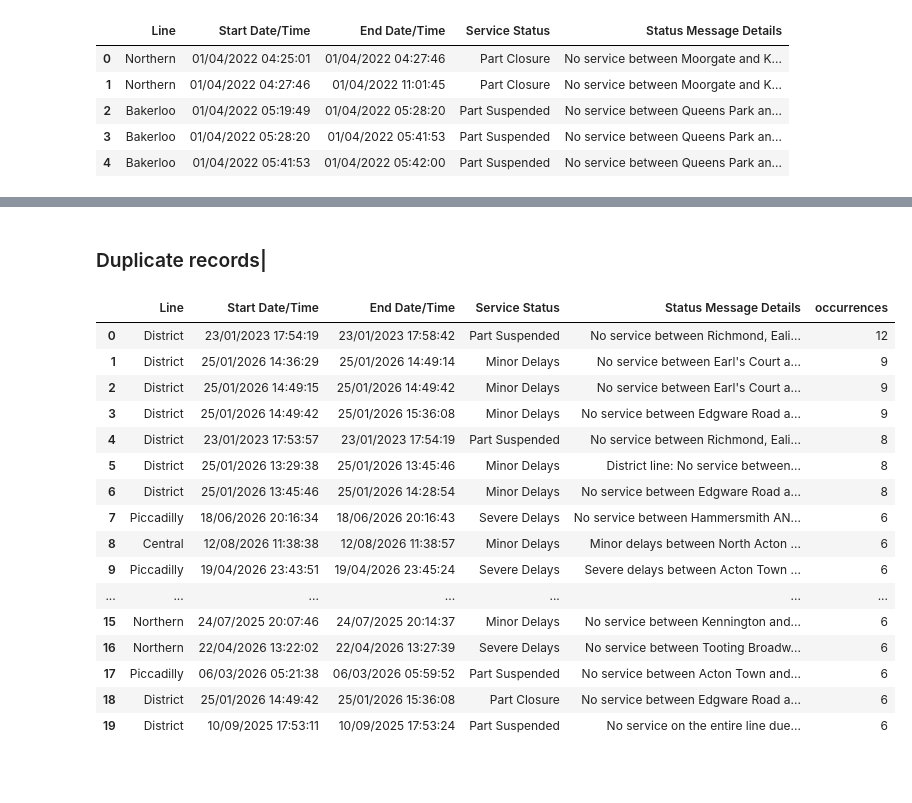
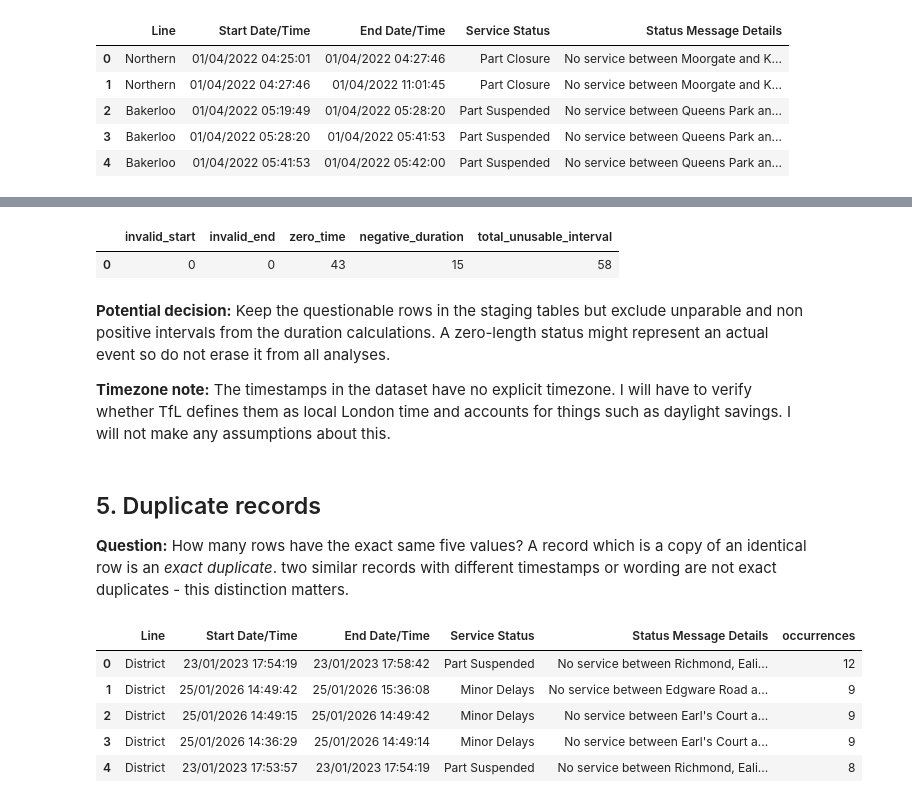
Before and after one commit to RithinBhudia/RouteRadar, a Jupyter notebook: notebooks/01_profiling_historical.ipynb, the cells around one changed output, grey strips where cells are left out. Cells and saved outputs as stored; diff of their text form; code cells hidden in the pictures; blank space fills up the shorter version.

```diff
--- a/notebooks/01_profiling_historical.ipynb
+++ b/notebooks/01_profiling_historical.ipynb
@@ -62,39 +262,76 @@ display(quality)
+# %%
+timestamp_inconsistancies = conn.execute("""
+WITH parsed AS(
+SELECT
+TRY_STRPTIME("Start Date/Time", '%d/%m/%Y %H:%M:%S') AS start_time,
+TRY_STRPTIME("End Date/Time", '%d/%m/%Y %H:%M:%S') AS end_time
+FROM raw_service_status
+)
+
+SELECT
+COUNT(*) FILTER (
+WHERE start_time IS NULL
+) AS invalid_start,
+
+COUNT(*) FILTER (
+WHERE end_time IS NULL
+) AS invalid_end,
+
+COUNT(*) FILTER (
+WHERE start_time IS NOT NULL
+AND end_time IS NOT NULL
+AND end_time = start_time
+) AS zero_time,
+
+COUNT(*) FILTER (
+WHERE start_time IS NOT NULL
+AND end_time IS NOT NULL
+AND end_time < start_time
+) AS negative_duration,
+
+COUNT(*) FILTER (
+WHERE start_time IS NULL
+OR end_time IS NULL
+OR end_time <= start_time
+) AS total_unusable_interval
+
+FROM parsed
+""").df()
+
+display(timestamp_inconsistancies)
+# %% [output]
+|  | invalid_start | invalid_end | zero_time | negative_duration | total_unusable_interval |
+| 0 | 0 | 0 | 43 | 15 | 58 |
+# %% [markdown]
+**Potential decision:** Keep the questionable rows in the staging tables but exclude unparable and non positive intervals from the duration calculations. A zero-length status might represent an actual event so do not erase it from all analyses.
+
+**Timezone note:** The timestamps in the dataset have no explicit timezone. I will have to verify whether TfL defines them as local London time and accounts for things such as daylight savings. I will not make any assumptions about this.
 # %% [markdown]
-### Duplicate records|
+## 5. Duplicate records
+**Question:** How many rows have the exact same five values? A record which is a copy of an identical row is an *exact duplicate*. two similar records with different timestamps or wording are not exact duplicates - this distinction matters.
 # %%
 duplicates = conn.execute("""
 SELECT "Line",
 "Start Date/Time",
 "End Date/Time",
 "Service Status",
 "Status Message Details",
 COUNT(*) AS occurrences
 
 FROM raw_service_status
 
 GROUP BY ALL
 HAVING COUNT(*)>1
 
 ORDER BY occurrences DESC
-LIMIT 20
+LIMIT 5
 """).df()
 
 display(duplicates)
 # %% [output]
 |  | Line | Start Date/Time | End Date/Time | Service Status | Status Message Details | occurrences |
 | 0 | District | 23/01/2023 17:54:19 | 23/01/2023 17:58:42 | Part Suspended | No service between Richmond, Eali... | 12 |
-| 1 | District | 25/01/2026 14:36:29 | 25/01/2026 14:49:14 | Minor Delays | No service between Earl's Court a... | 9 |
+| 1 | District | 25/01/2026 14:49:42 | 25/01/2026 15:36:08 | Minor Delays | No service between Edgware Road a... | 9 |
 | 2 | District | 25/01/2026 14:49:15 | 25/01/2026 14:49:42 | Minor Delays | No service between Earl's Court a... | 9 |
-| 3 | District | 25/01/2026 14:49:42 | 25/01/2026 15:36:08 | Minor Delays | No service between Edgware Road a... | 9 |
+| 3 | District | 25/01/2026 14:36:29 | 25/01/2026 14:49:14 | Minor Delays | No service between Earl's Court a... | 9 |
 | 4 | District | 23/01/2023 17:53:57 | 23/01/2023 17:54:19 | Part Suspended | No service between Richmond, Eali... | 8 |
-| 5 | District | 25/01/2026 13:29:38 | 25/01/2026 13:45:46 | Minor Delays | District line: No service between... | 8 |
-| 6 | District | 25/01/2026 13:45:46 | 25/01/2026 14:28:54 | Minor Delays | No service between Edgware Road a... | 8 |
-| 7 | Piccadilly | 18/06/2026 20:16:34 | 18/06/2026 20:16:43 | Severe Delays | No service between Hammersmith AN... | 6 |
-| 8 | Central | 12/08/2026 11:38:38 | 12/08/2026 11:38:57 | Minor Delays | Minor delays between North Acton ... | 6 |
-| 9 | Piccadilly | 19/04/2026 23:43:51 | 19/04/2026 23:45:24 | Severe Delays | Severe delays between Acton Town ... | 6 |
-| ... | ... | ... | ... | ... | ... | ... |
-| 15 | Northern | 24/07/2025 20:07:46 | 24/07/2025 20:14:37 | Minor Delays | No service between Kennington and... | 6 |
-| 16 | Northern | 22/04/2026 13:22:02 | 22/04/2026 13:27:39 | Severe Delays | No service between Tooting Broadw... | 6 |
-| 17 | Piccadilly | 06/03/2026 05:21:38 | 06/03/2026 05:59:52 | Part Suspended | No service between Acton Town and... | 6 |
-| 18 | District | 25/01/2026 14:49:42 | 25/01/2026 15:36:08 | Part Closure | No service between Edgware Road a... | 6 |
-| 19 | District | 10/09/2025 17:53:11 | 10/09/2025 17:53:24 | Part Suspended | No service on the entire line due... | 6 |
```
Also changed, not shown: parts of 26 cells of this notebook.
